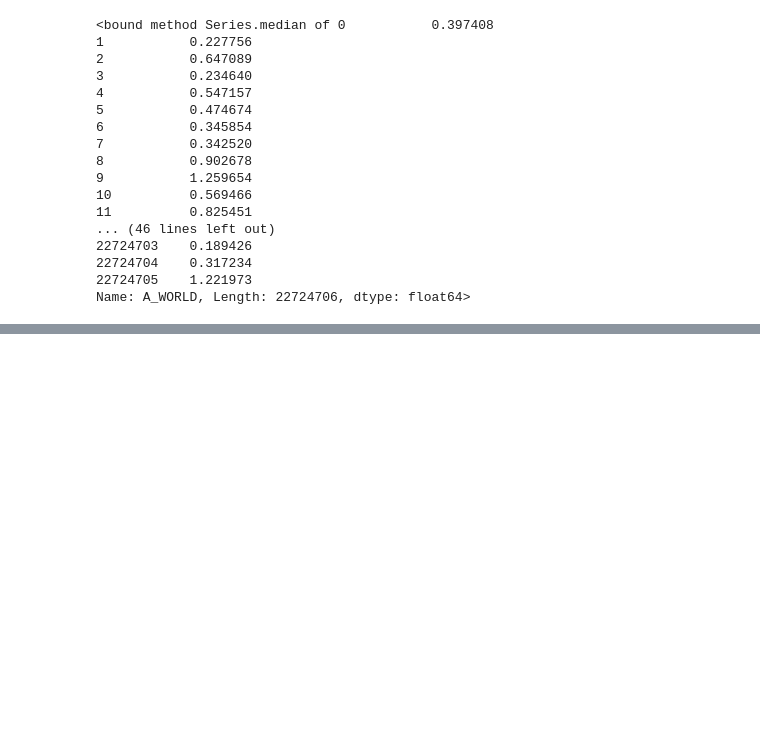
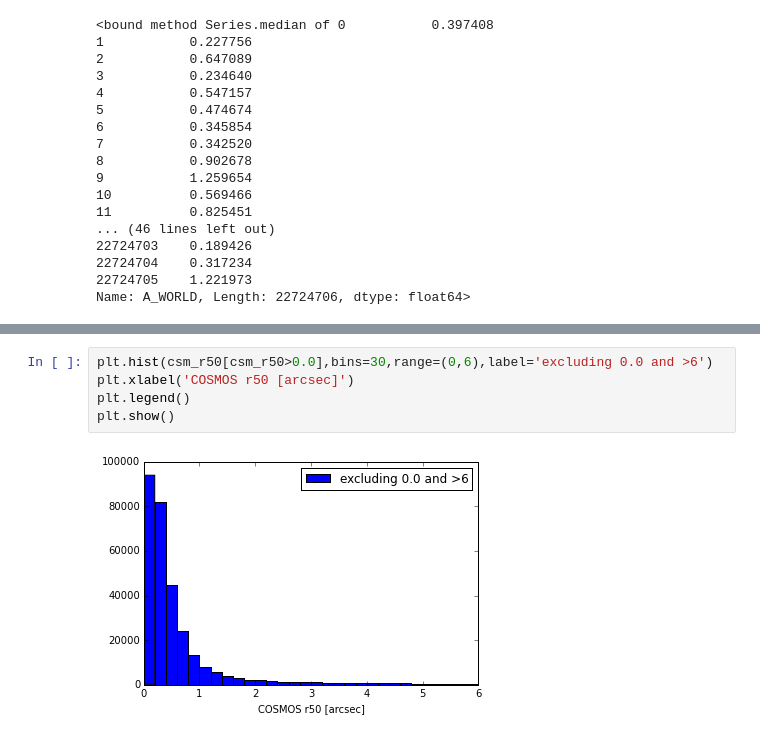
Before and after one commit to GiorgioManzoni/PAUS_code, a Jupyter notebook: 019_fast_plot_AB.ipynb, the cells around one changed output, grey strips where cells are left out. Drawn from its saved outputs; the diff is of its cells as text; blank space fills up the shorter version.

```diff
--- a/019_fast_plot_AB.ipynb
+++ b/019_fast_plot_AB.ipynb
@@ -33,0 +74,7 @@ Name: A_WORLD, Length: 22724706, dtype: float64>
+# %%
+plt.hist(csm_r50[csm_r50>0.0],bins=30,range=(0,6),label='excluding 0.0 and >6')
+plt.xlabel('COSMOS r50 [arcsec]')
+plt.legend()
+plt.show()
+# %% [output]
+[figure, added]
```
Also changed, not shown: parts of 9 cells of this notebook.
